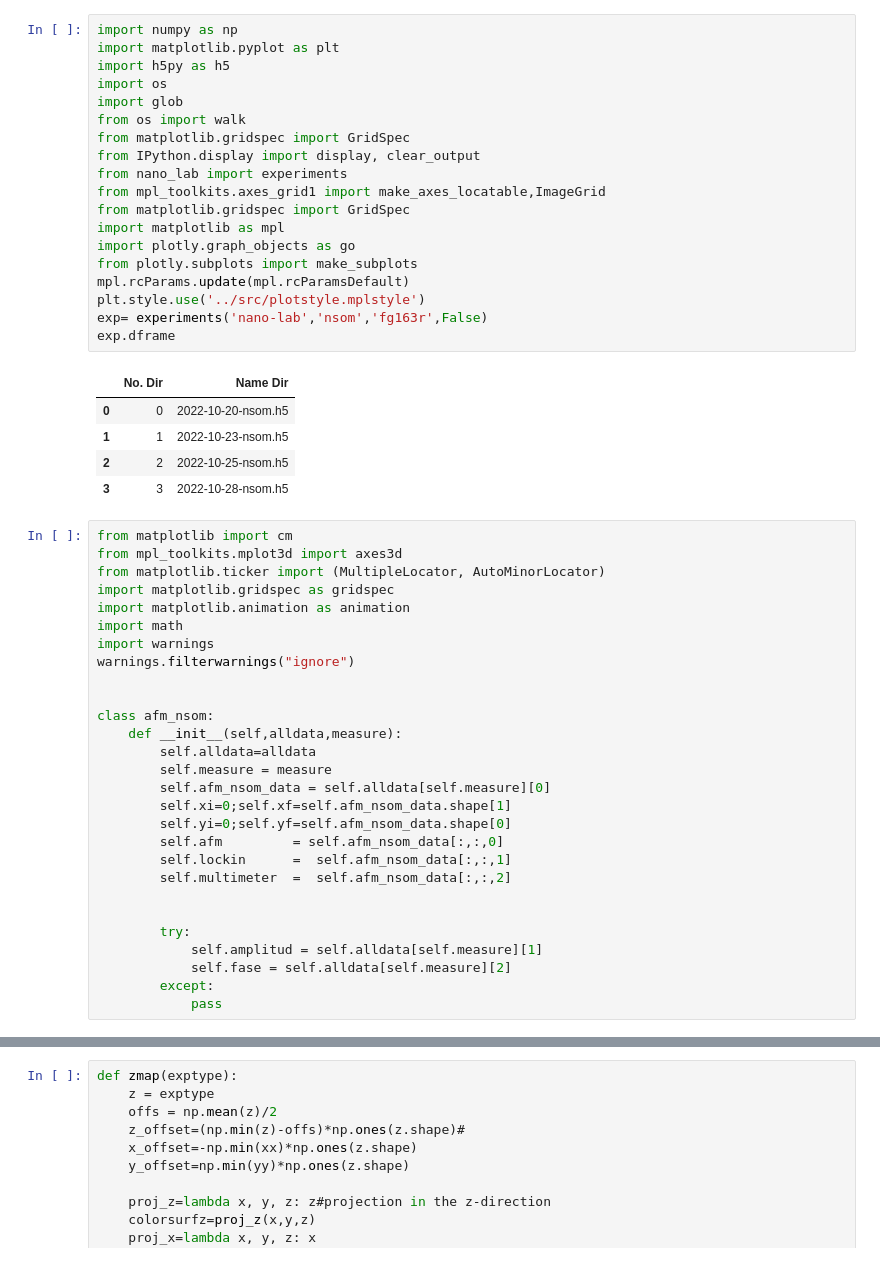
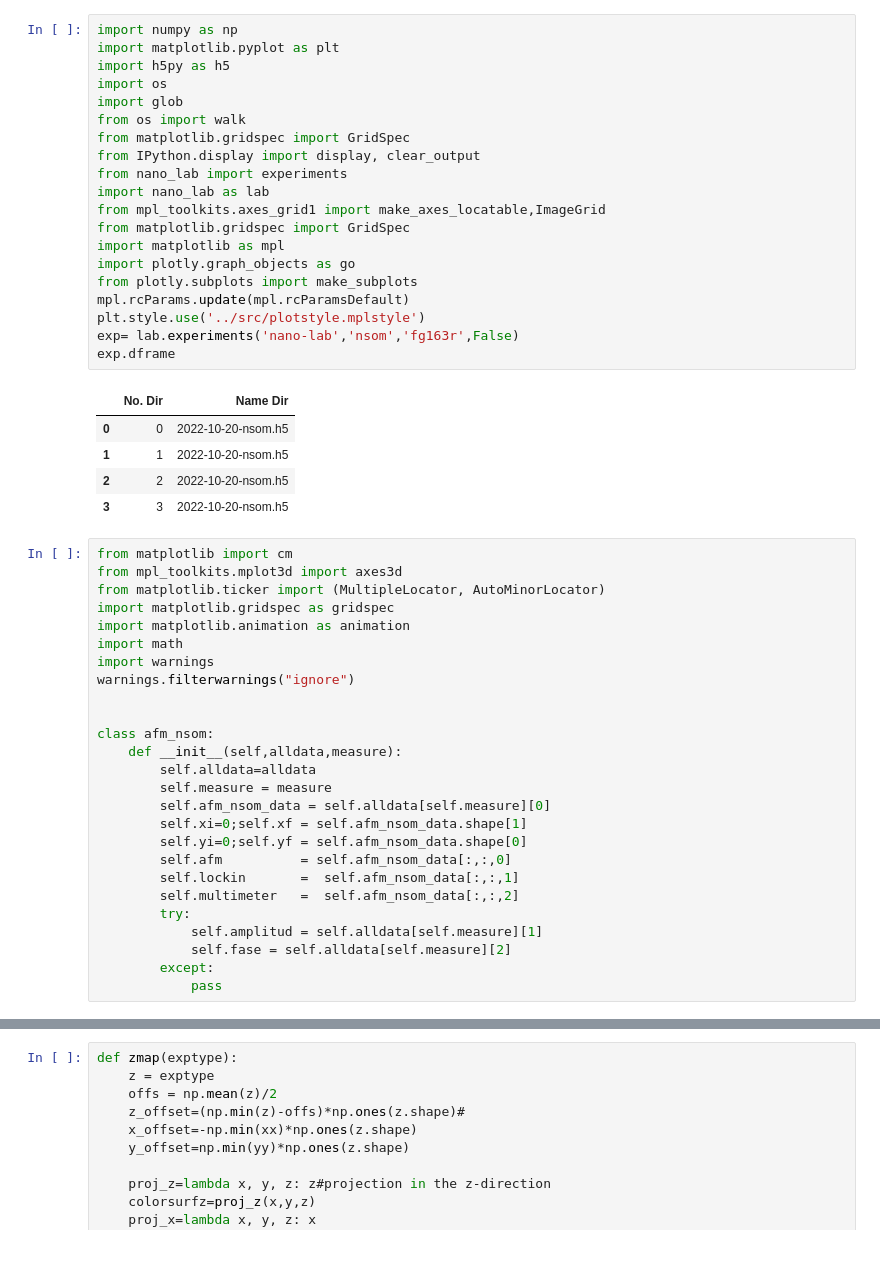
Before and after one commit to NanophotonIICOs/puppy-project, a Jupyter notebook: notebooks/webapp0.ipynb, the cells around one changed output, grey strips where cells are left out. Cells and saved outputs as stored; diff of their text form.

```diff
--- a/notebooks/webapp0.ipynb
+++ b/notebooks/webapp0.ipynb
@@ -1,28 +1,29 @@
 # %%
 import numpy as np
 import matplotlib.pyplot as plt
 import h5py as h5
 import os
 import glob
 from os import walk
 from matplotlib.gridspec import GridSpec
 from IPython.display import display, clear_output
 from nano_lab import experiments
+import nano_lab as lab
 from mpl_toolkits.axes_grid1 import make_axes_locatable,ImageGrid
 from matplotlib.gridspec import GridSpec
 import matplotlib as mpl
 import plotly.graph_objects as go
 from plotly.subplots import make_subplots
 mpl.rcParams.update(mpl.rcParamsDefault)
 plt.style.use('../src/plotstyle.mplstyle')
-exp= experiments('nano-lab','nsom','fg163r',False)
+exp= lab.experiments('nano-lab','nsom','fg163r',False)
 exp.dframe
 # %% [output]
 |  | No. Dir | Name Dir |
 | 0 | 0 | 2022-10-20-nsom.h5 |
-| 1 | 1 | 2022-10-23-nsom.h5 |
-| 2 | 2 | 2022-10-25-nsom.h5 |
-| 3 | 3 | 2022-10-28-nsom.h5 |
+| 1 | 1 | 2022-10-20-nsom.h5 |
+| 2 | 2 | 2022-10-20-nsom.h5 |
+| 3 | 3 | 2022-10-20-nsom.h5 |
 # %%
 from matplotlib import cm
 from mpl_toolkits.mplot3d import axes3d
@@ -39,13 +40,11 @@ class afm_nsom:
         self.alldata=alldata
         self.measure = measure
         self.afm_nsom_data = self.alldata[self.measure][0]
-        self.xi=0;self.xf=self.afm_nsom_data.shape[1]
-        self.yi=0;self.yf=self.afm_nsom_data.shape[0]
-        self.afm         = self.afm_nsom_data[:,:,0]
-        self.lockin      =  self.afm_nsom_data[:,:,1]
-        self.multimeter  =  self.afm_nsom_data[:,:,2]
-
-
+        self.xi=0;self.xf = self.afm_nsom_data.shape[1]
+        self.yi=0;self.yf = self.afm_nsom_data.shape[0]
+        self.afm          = self.afm_nsom_data[:,:,0]
+        self.lockin       =  self.afm_nsom_data[:,:,1]
+        self.multimeter   =  self.afm_nsom_data[:,:,2]
         try:
             self.amplitud = self.alldata[self.measure][1]
             self.fase = self.alldata[self.measure][2]
```
Also changed, not shown: parts of 4 cells of this notebook, 19 other files.
